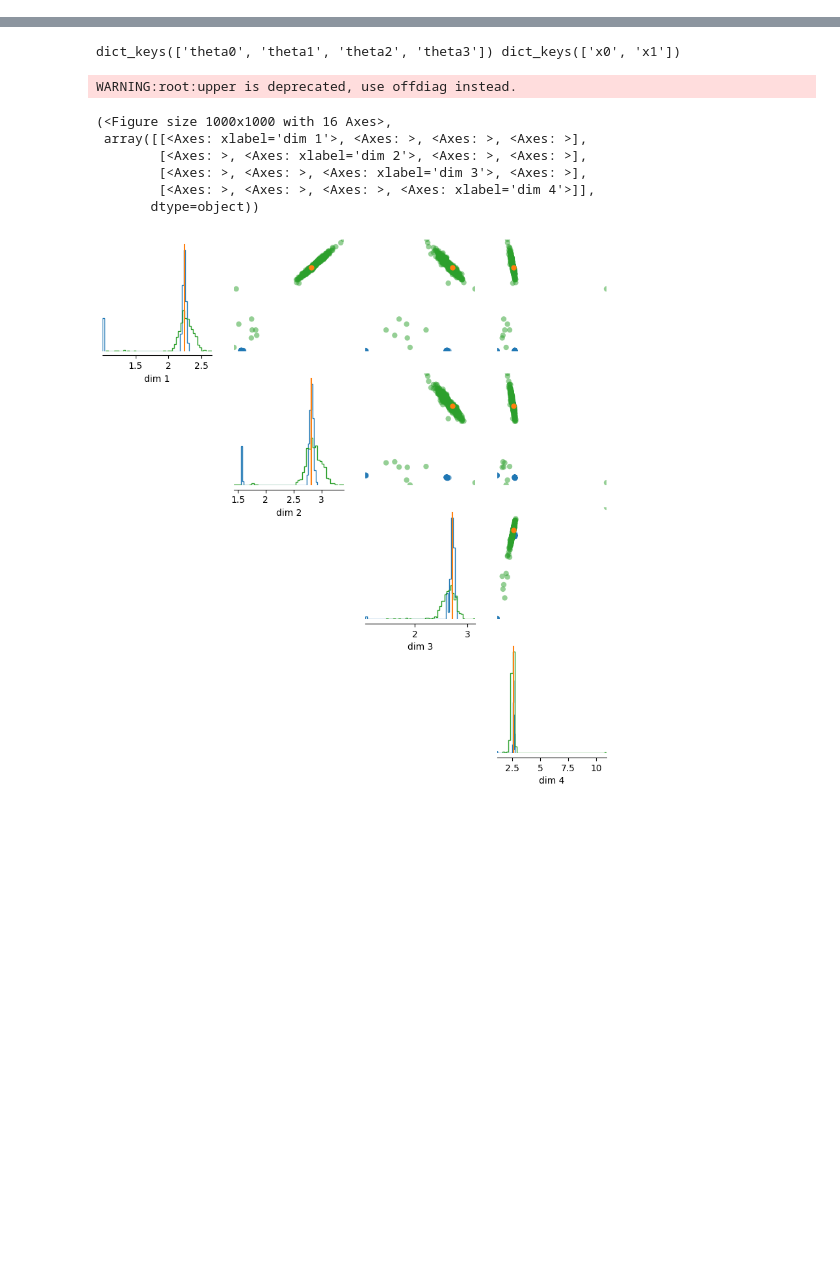
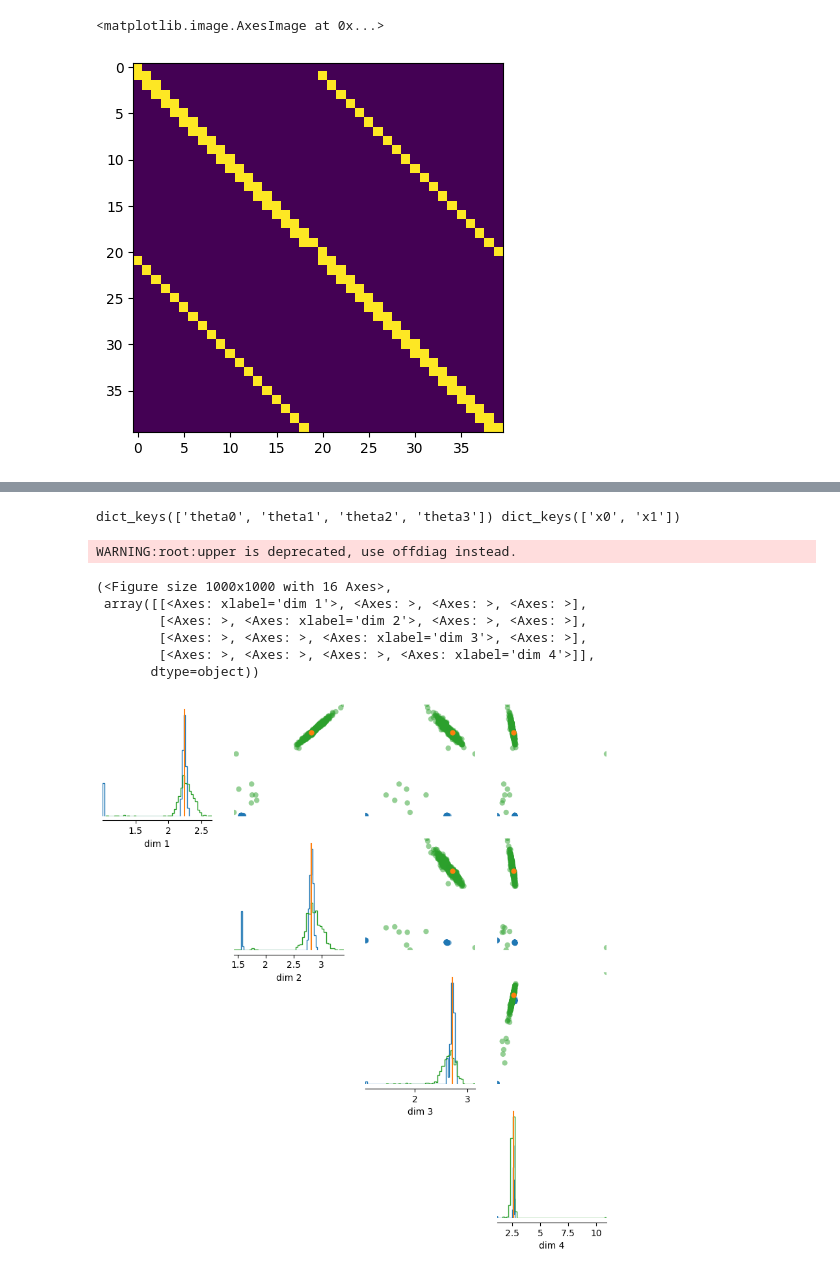
Before and after one commit to mackelab/probjax, a Jupyter notebook: scoresbibm/unstructured_task.ipynb, the cells around one changed output, grey strips where cells are left out. Drawn from its saved outputs; the diff is of its cells as text; code cells hidden in the pictures; blank space fills up the shorter version.

```diff
--- a/scoresbibm/unstructured_task.ipynb
+++ b/scoresbibm/unstructured_task.ipynb
@@ -37,0 +78,6 @@ while True:
+# %%
+plt.imshow(mask_x.at[index2+1, index1].set(True))
+plt.imshow(mask_x.at[index1+1, index2].set(True))
+# %% [output]
+<matplotlib.image.AxesImage at 0x...>
+[figure, added]
```
Also changed, not shown: parts of 7 cells of this notebook, 5 other files.
